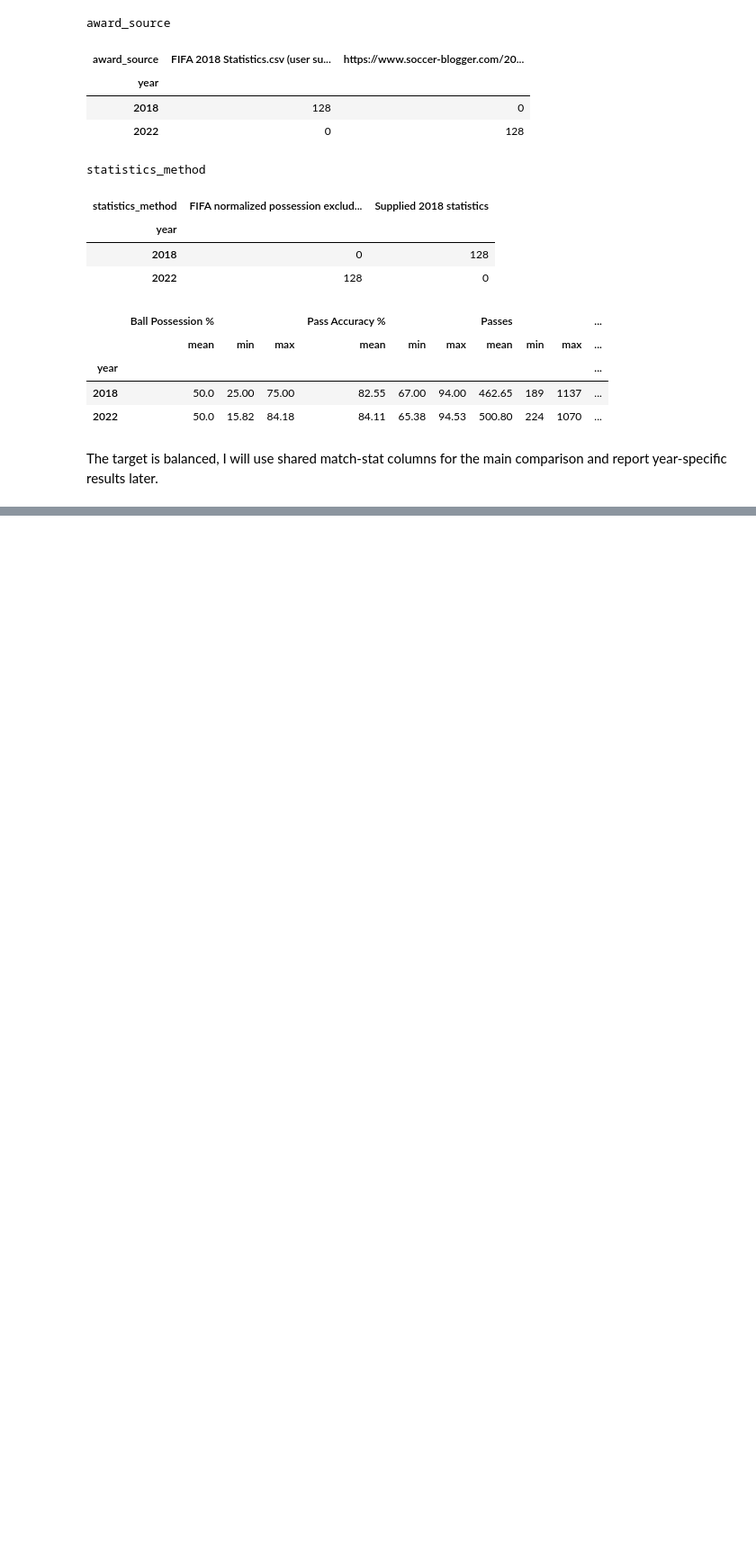
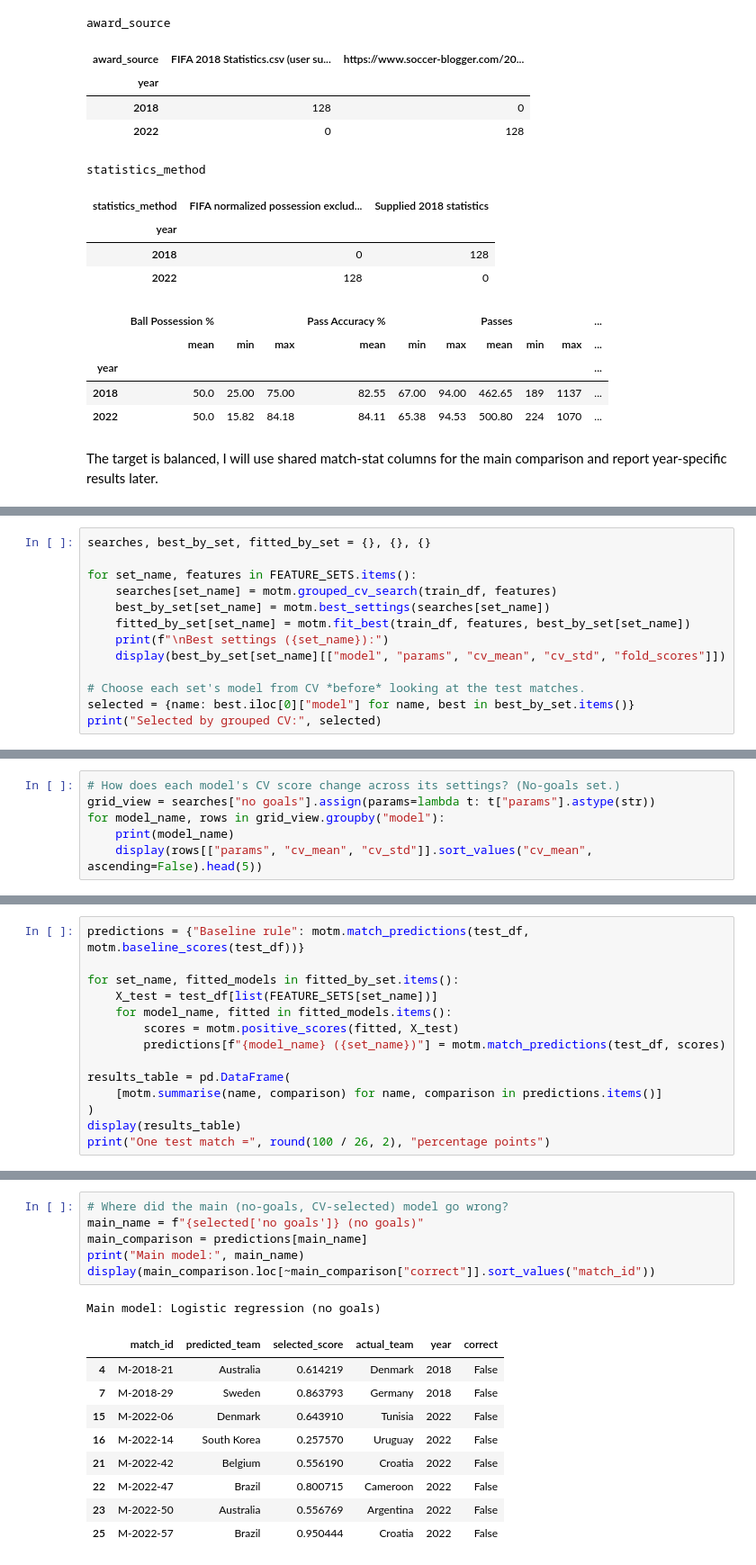
Before and after one commit to perzival-22/ManOfTheMatchPredictor, a Jupyter notebook: MOTM_predictor.ipynb, the cells around one changed output, grey strips where cells are left out. Shown at 90% size. Drawn from its saved outputs; the diff is of its cells as text; blank space fills up the shorter version.

```diff
--- a/MOTM_predictor.ipynb
+++ b/MOTM_predictor.ipynb
@@ -127,0 +237,13 @@ The target is balanced, I will use shared match-stat columns for the main compar
+# %%
+searches, best_by_set, fitted_by_set = {}, {}, {}
+
+for set_name, features in FEATURE_SETS.items():
+    searches[set_name] = motm.grouped_cv_search(train_df, features)
+    best_by_set[set_name] = motm.best_settings(searches[set_name])
+    fitted_by_set[set_name] = motm.fit_best(train_df, features, best_by_set[set_name])
+    print(f"\nBest settings ({set_name}):")
+    display(best_by_set[set_name][["model", "params", "cv_mean", "cv_std", "fold_scores"]])
+
+# Choose each set's model from CV *before* looking at the test matches.
+selected = {name: best.iloc[0]["model"] for name, best in best_by_set.items()}
+print("Selected by grouped CV:", selected)
@@ -127,0 +262,6 @@ The target is balanced, I will use shared match-stat columns for the main compar
+# %%
+# How does each model's CV score change across its settings? (No-goals set.)
+grid_view = searches["no goals"].assign(params=lambda t: t["params"].astype(str))
+for model_name, rows in grid_view.groupby("model"):
+    print(model_name)
+    display(rows[["params", "cv_mean", "cv_std"]].sort_values("cv_mean", ascending=False).head(5))
@@ -127,0 +296,14 @@ The target is balanced, I will use shared match-stat columns for the main compar
+# %%
+predictions = {"Baseline rule": motm.match_predictions(test_df, motm.baseline_scores(test_df))}
+
+for set_name, fitted_models in fitted_by_set.items():
+    X_test = test_df[list(FEATURE_SETS[set_name])]
+    for model_name, fitted in fitted_models.items():
+        scores = motm.positive_scores(fitted, X_test)
+        predictions[f"{model_name} ({set_name})"] = motm.match_predictions(test_df, scores)
+
+results_table = pd.DataFrame(
+    [motm.summarise(name, comparison) for name, comparison in predictions.items()]
+)
+display(results_table)
+print("One test match =", round(100 / 26, 2), "percentage points")
@@ -127,0 +340,17 @@ The target is balanced, I will use shared match-stat columns for the main compar
+# %%
+# Where did the main (no-goals, CV-selected) model go wrong?
+main_name = f"{selected['no goals']} (no goals)"
+main_comparison = predictions[main_name]
+print("Main model:", main_name)
+display(main_comparison.loc[~main_comparison["correct"]].sort_values("match_id"))
+# %% [output]
+Main model: Logistic regression (no goals)
+|  | match_id | predicted_team | selected_score | actual_team | year | correct |
+| 4 | M-2018-21 | Australia | 0.614219 | Denmark | 2018 | False |
+| 7 | M-2018-29 | Sweden | 0.863793 | Germany | 2018 | False |
+| 15 | M-2022-06 | Denmark | 0.643910 | Tunisia | 2022 | False |
+| 16 | M-2022-14 | South Korea | 0.257570 | Uruguay | 2022 | False |
+| 21 | M-2022-42 | Belgium | 0.556190 | Croatia | 2022 | False |
+| 22 | M-2022-47 | Brazil | 0.800715 | Cameroon | 2022 | False |
+| 23 | M-2022-50 | Australia | 0.556769 | Argentina | 2022 | False |
+| 25 | M-2022-57 | Brazil | 0.950444 | Croatia | 2022 | False |
```
Also changed, not shown: parts of 17 cells of this notebook.
